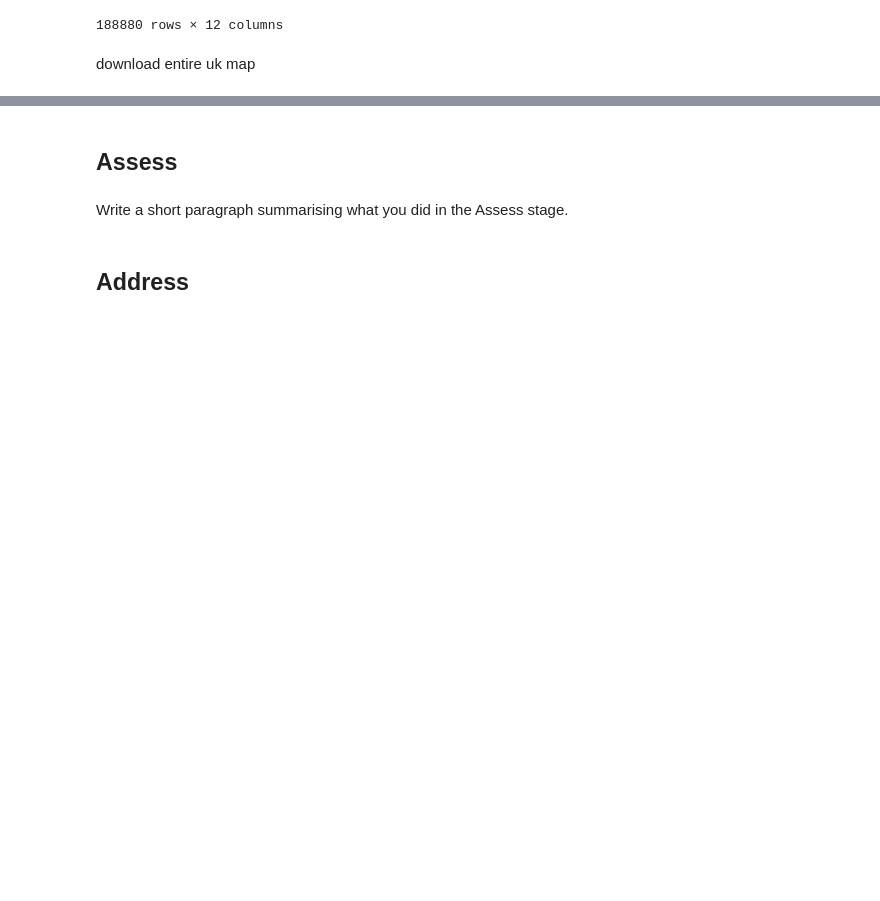
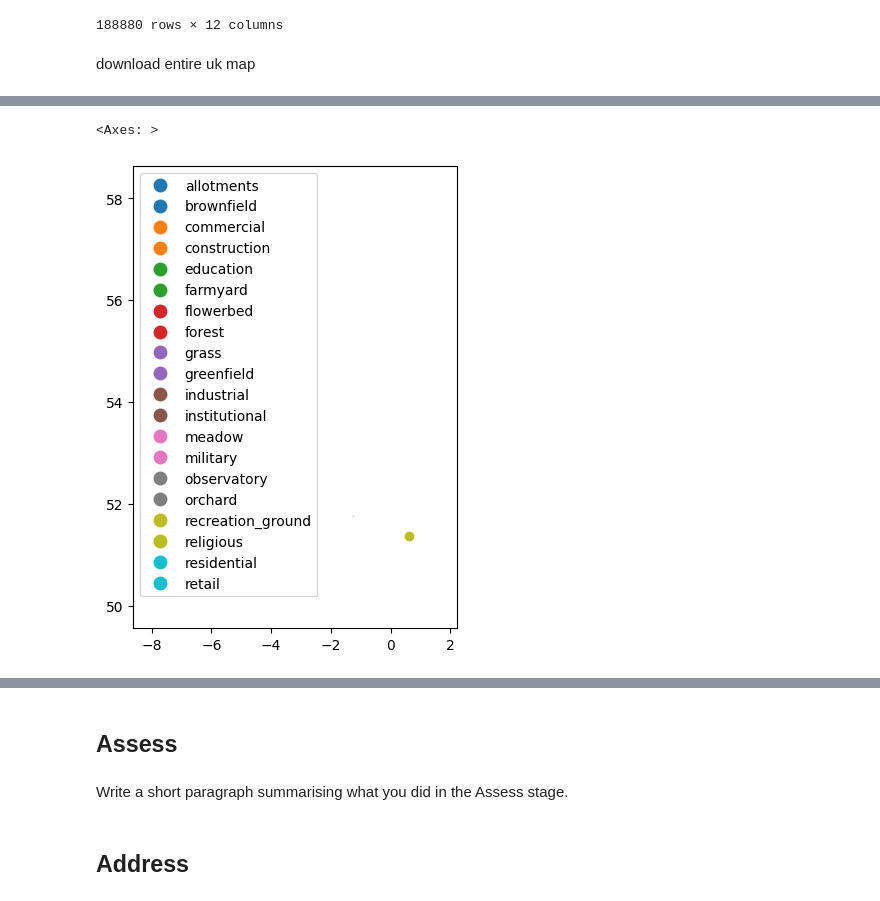
Before and after one commit to Pidongg/pz286_ads_2024, a Jupyter notebook: ads_course_assessment.ipynb, the cells around one changed output, grey strips where cells are left out. Cells and saved outputs as stored; diff of their text form; code cells hidden in the pictures; blank space fills up the shorter version.

```diff
--- a/ads_course_assessment.ipynb
+++ b/ads_course_assessment.ipynb
@@ -494,0 +529,6 @@ Successfully installed cykhash-2.0.1 pyrobuf-0.9.3 pyrosm-0.6.2 python-rapidjson
+# %%
+landuse = osm.get_landuse()
+landuse.plot(column='landuse', legend=True, figsize=(10,6))
+# %% [output]
+<Axes: >
+[figure, added]
```
Also changed, not shown: parts of 18 cells of this notebook.
